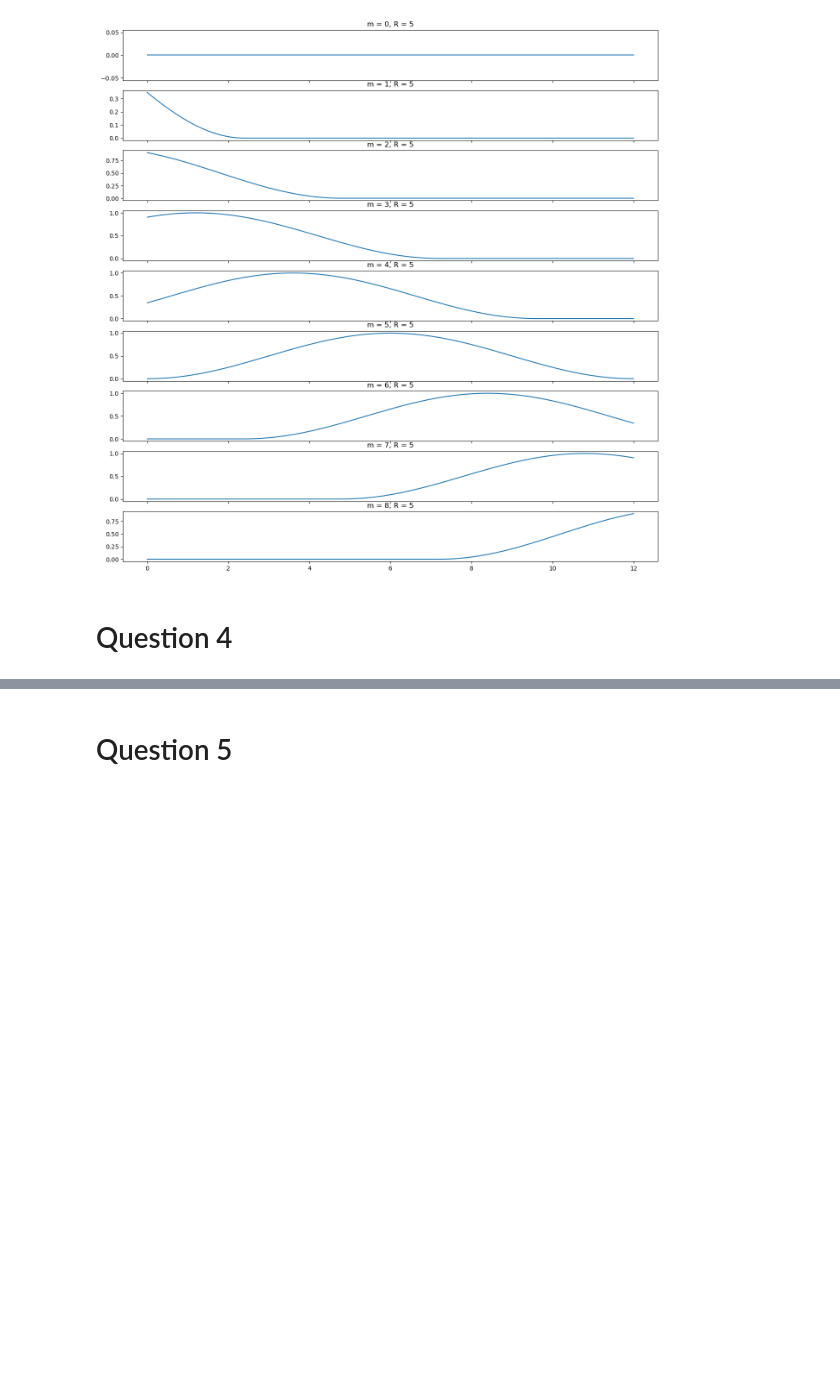
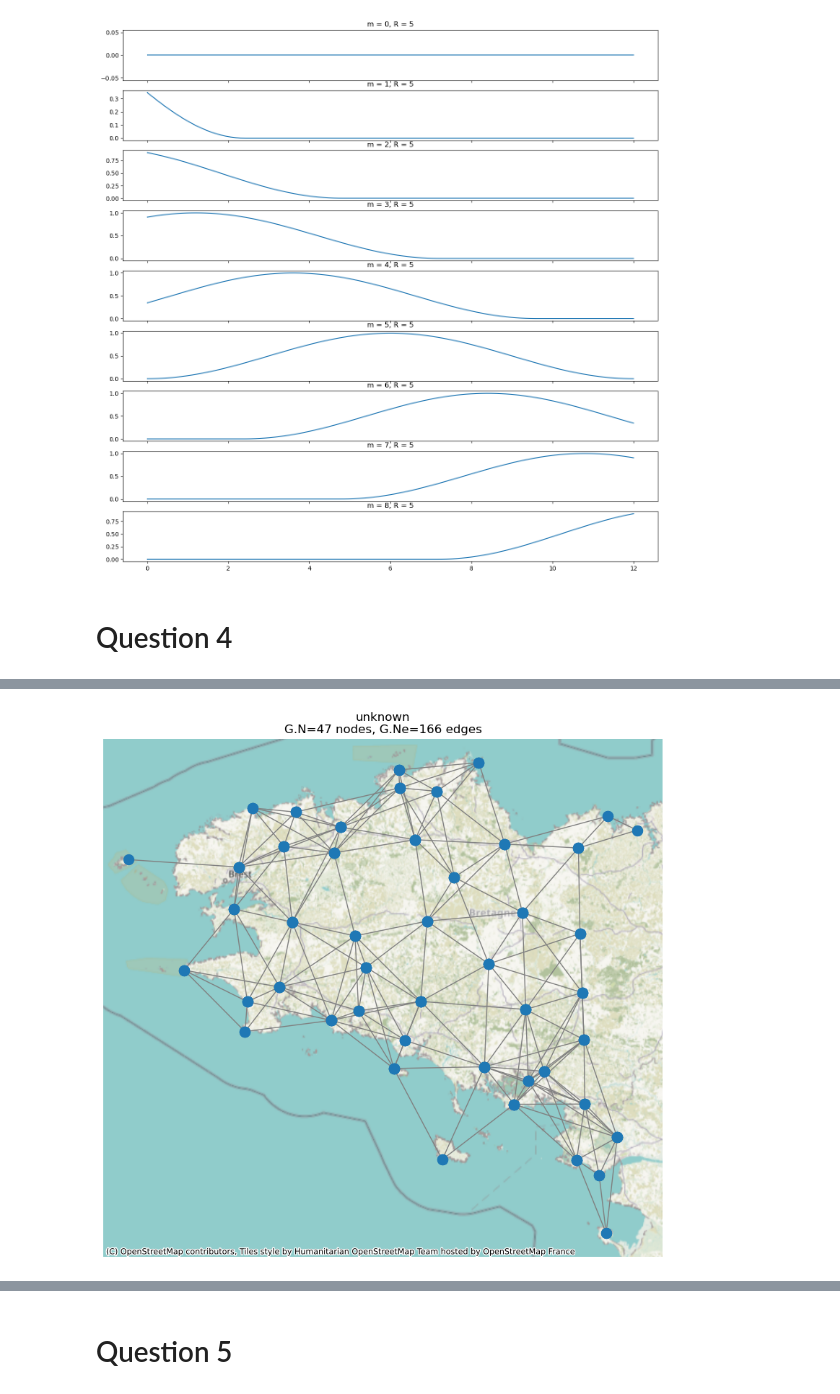
Before and after one commit to BenjaminDeporte/AST_TP3, a Jupyter notebook: MikeHuttenschmitt_BenjaminDeporte.ipynb, the cells around one changed output, grey strips where cells are left out. Cells and saved outputs as stored; diff of their text form; code cells hidden in the pictures; blank space fills up the shorter version.

```diff
--- a/MikeHuttenschmitt_BenjaminDeporte.ipynb
+++ b/MikeHuttenschmitt_BenjaminDeporte.ipynb
@@ -457,0 +619,37 @@ for c,R in enumerate(list_R):
+# %%
+# build graph
+sigma = np.median(dist_mat_condensed)  # median heuristic
+threshold = 0.85
+
+# iterate to get max threshold up to epsilon precision
+def get_graph_metrics(epsilon):
+    """Utility function to get threshold up to epsilon precision"""
+    a = 0.1
+    b = 1.0
+
+    while (b-a)>epsilon:
+        print(a, b)
+        test_threshold = (a+b)/2
+        adjacency_matrix_gaussian = squareform(get_exponential_similarity(dist_mat_condensed, sigma, test_threshold))
+        G_gaussian = graphs.Graph(adjacency_matrix_gaussian)
+        connected = is_connected(G_gaussian)
+        average_degree = np.mean(G_gaussian.d)
+        good = connected and (average_degree >= 6)
+        print(f"Testing {test_threshold} : connected is {connected}, average degree is {average_degree >= 6}, overall is {good}")
+
+        if good == True:
+            # increase test_threshold
+            a = test_threshold
+        else:
+            b = test_threshold
+
+    return test_threshold
+
+# build final graph
+epsilon = 1e-3
+threshold = get_graph_metrics(epsilon=epsilon)
+print(f'\nFinal threshold, at {epsilon} precision, is {threshold:.4f}')
+adjacency_matrix_gaussian = squareform(get_exponential_similarity(dist_mat_condensed, sigma, threshold))
+G_gaussian = graphs.Graph(adjacency_matrix_gaussian)
+
+print(f"The graph is {'not ' if not is_connected(G_gaussian) else ''}connected, has {G_gaussian.N} nodes, {G_gaussian.Ne} edges. Average degree is {average_degree:.2f}")
@@ -457,0 +674,8 @@ for c,R in enumerate(list_R):
+# %%
+ax = stations_gdf.geometry.plot(figsize=(10, 10))
+cx.add_basemap(ax, crs=stations_gdf.crs.to_string(), zoom=8)
+ax.set_axis_off()
+G_gaussian.set_coordinates(stations_np)
+G_gaussian.plot(ax=ax)
+# %% [output]
+[figure, added]
```
Also changed, not shown: parts of 23 cells of this notebook.
